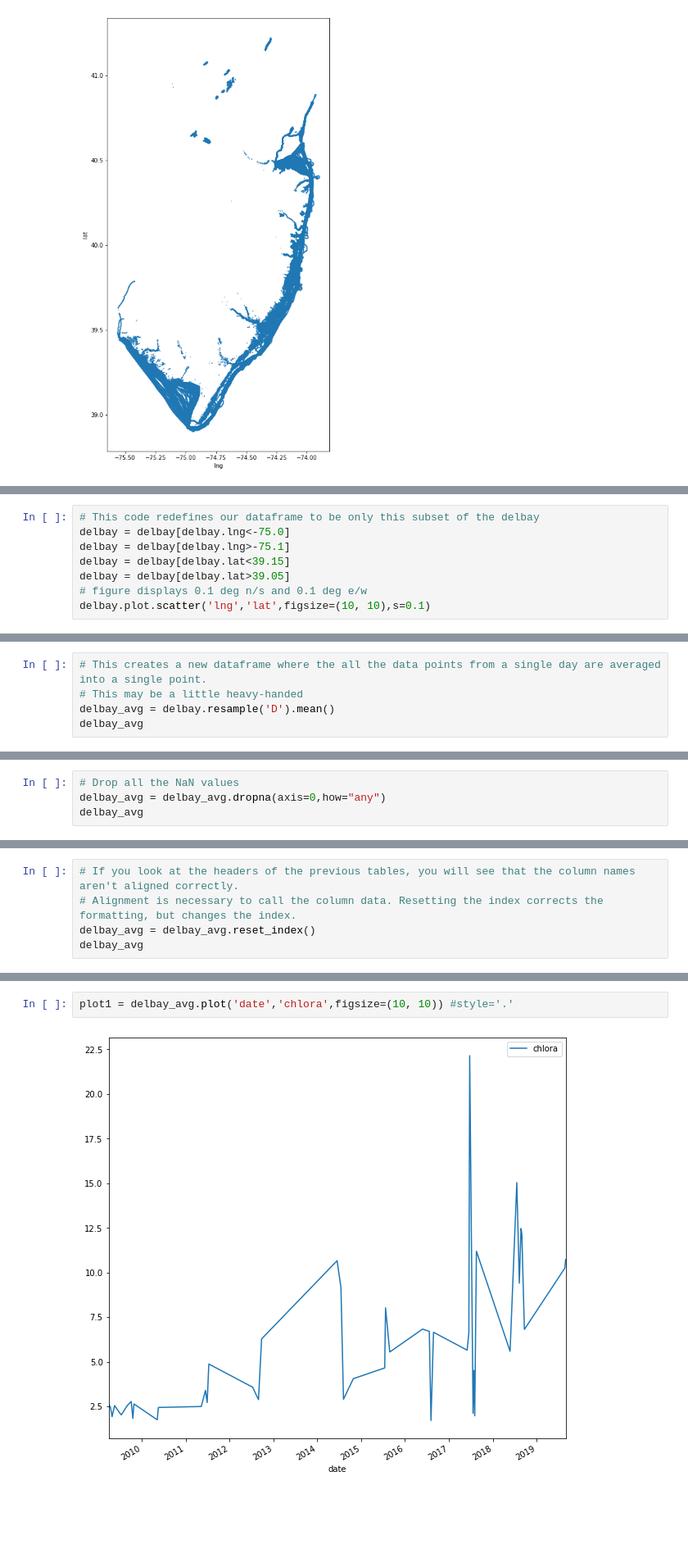
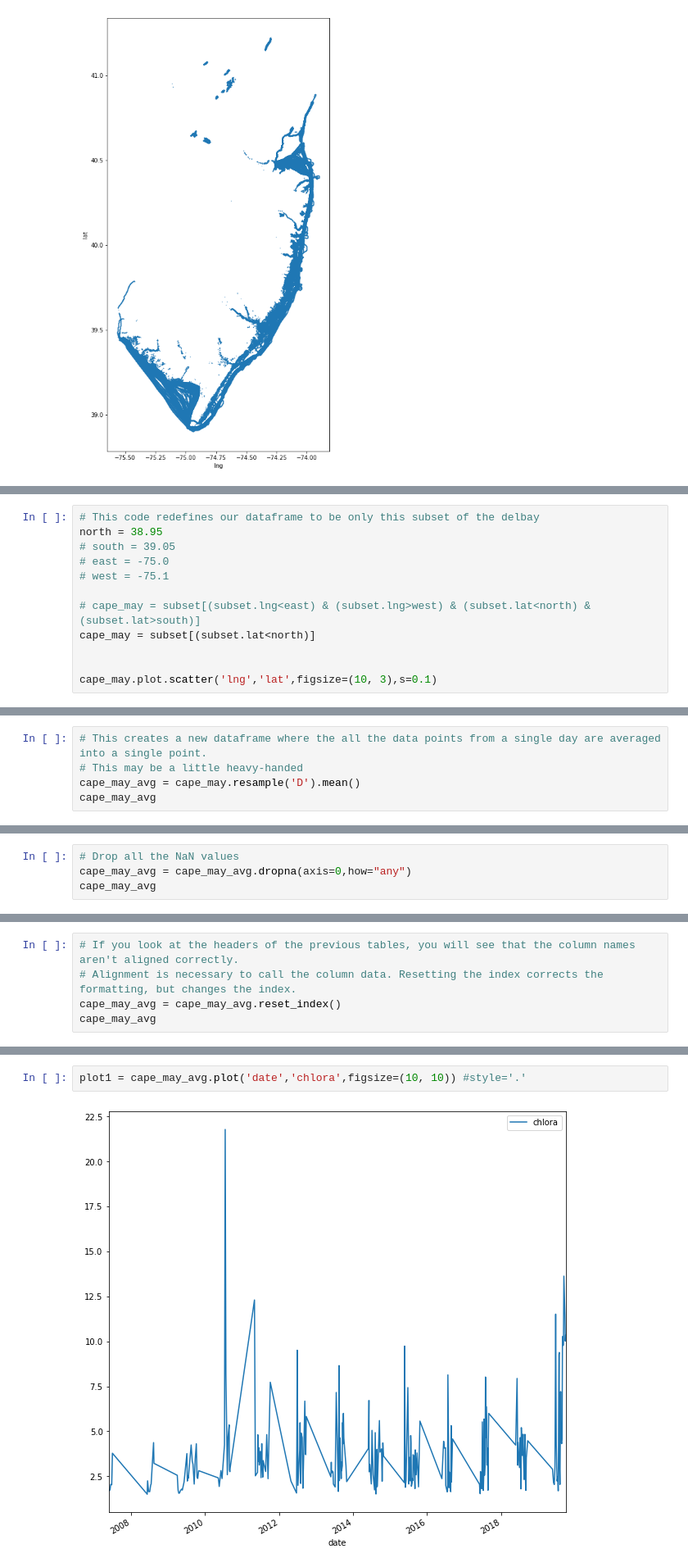
Before and after one commit to dbazzett/EI-DelBayChl, a Jupyter notebook: 1.4 NJDEP CapeMay.ipynb, the cells around one changed output, grey strips where cells are left out. Shown: that part at 82% size. Saved outputs shown, nothing was run; the diff lists cells and outputs as text; blank space fills up the shorter version.

```diff
--- a/1.4 NJDEP CapeMay.ipynb
+++ b/1.4 NJDEP CapeMay.ipynb
@@ -56,11 +56,15 @@ delbay.plot.scatter('lng','lat',figsize=(8, 10),s=0.1) #s controls data point do
 [figure]
 # %%
 # This code redefines our dataframe to be only this subset of the delbay
-delbay = delbay[delbay.lng<-75.0]
-delbay = delbay[delbay.lng>-75.1]
-delbay = delbay[delbay.lat<39.15]
-delbay = delbay[delbay.lat>39.05]
-# figure displays 0.1 deg n/s and 0.1 deg e/w
-delbay.plot.scatter('lng','lat',figsize=(10, 10),s=0.1)
+north = 38.95
+# south = 39.05
+# east = -75.0
+# west = -75.1
+
+# cape_may = subset[(subset.lng<east) & (subset.lng>west) & (subset.lat<north) & (subset.lat>south)]
+cape_may = subset[(subset.lat<north)]
+
+
+cape_may.plot.scatter('lng','lat',figsize=(10, 3),s=0.1)
 # %% [output]
 <matplotlib.axes._subplots.AxesSubplot at 0x...>
@@ -68,8 +72,8 @@ delbay.plot.scatter('lng','lat',figsize=(10, 10),s=0.1)
 # %%
 # This creates a new dataframe where the all the data points from a single day are averaged into a single point.
 # This may be a little heavy-handed
-delbay_avg = delbay.resample('D').mean()
-delbay_avg
+cape_may_avg = cape_may.resample('D').mean()
+cape_may_avg
 # %% [output]
 |  | lat | lng | chlora |
 | date |  |  |  |
@@ -88,7 +92,7 @@ delbay_avg
 # %%
 # Drop all the NaN values
-delbay_avg = delbay_avg.dropna(axis=0,how="any")
-delbay_avg
+cape_may_avg = cape_may_avg.dropna(axis=0,how="any")
+cape_may_avg
 # %% [output]
 |  | lat | lng | chlora |
 | date |  |  |  |
@@ -111,7 +111,7 @@ delbay_avg
 # %%
 # If you look at the headers of the previous tables, you will see that the column names aren't aligned correctly.
 # Alignment is necessary to call the column data. Resetting the index corrects the formatting, but changes the index.
-delbay_avg = delbay_avg.reset_index()
-delbay_avg
+cape_may_avg = cape_may_avg.reset_index()
+cape_may_avg
 # %% [output]
 |  | date | lat | lng | chlora |
@@ -134,5 +130,5 @@ delbay_avg
 # %%
-plot1 = delbay_avg.plot('date','chlora',figsize=(10, 10)) #style='.'
+plot1 = cape_may_avg.plot('date','chlora',figsize=(10, 10)) #style='.'
 # %% [output]
-[figure, old version]
+[figure, new version]
 # %%
```
Also changed, not shown: parts of 10 cells of this notebook.
